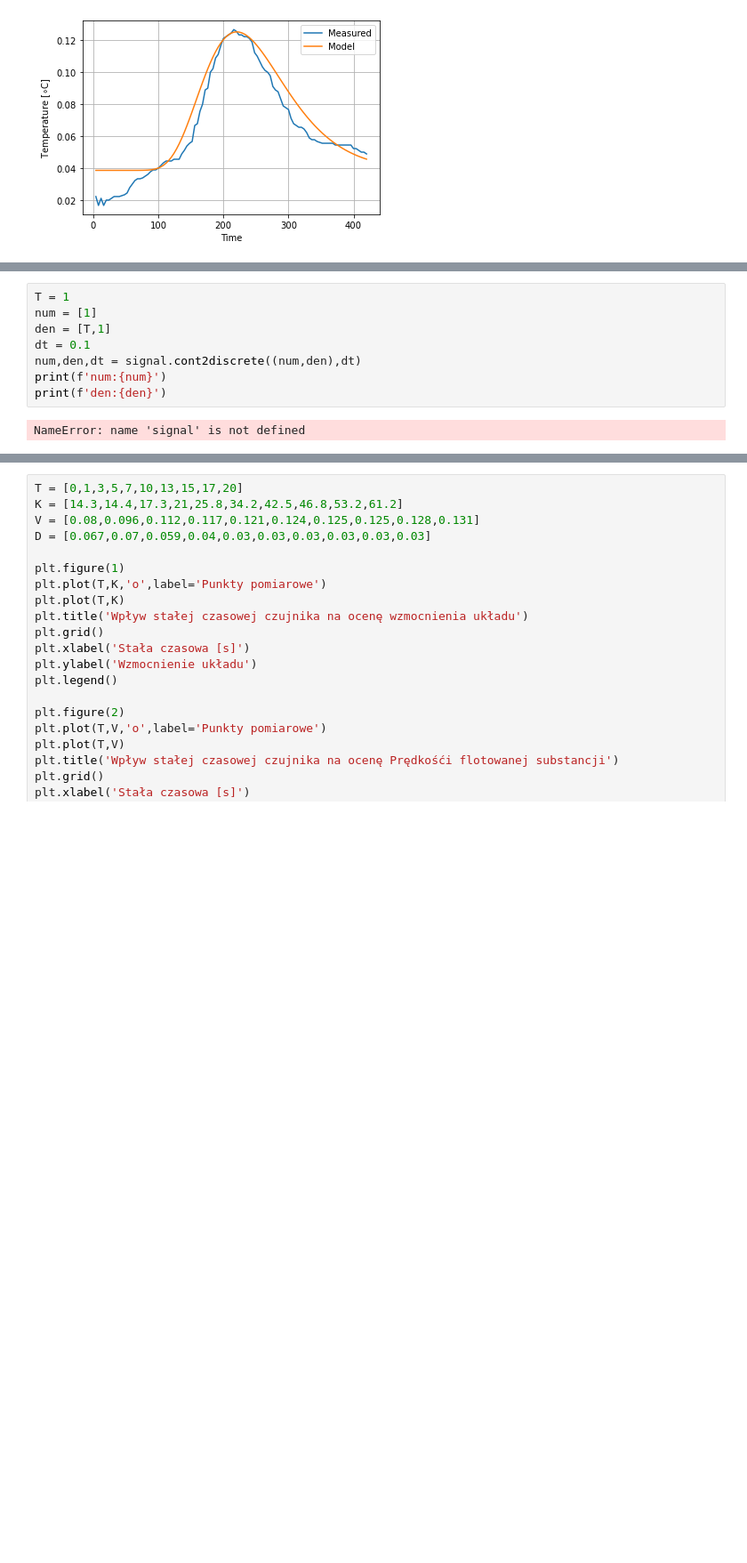
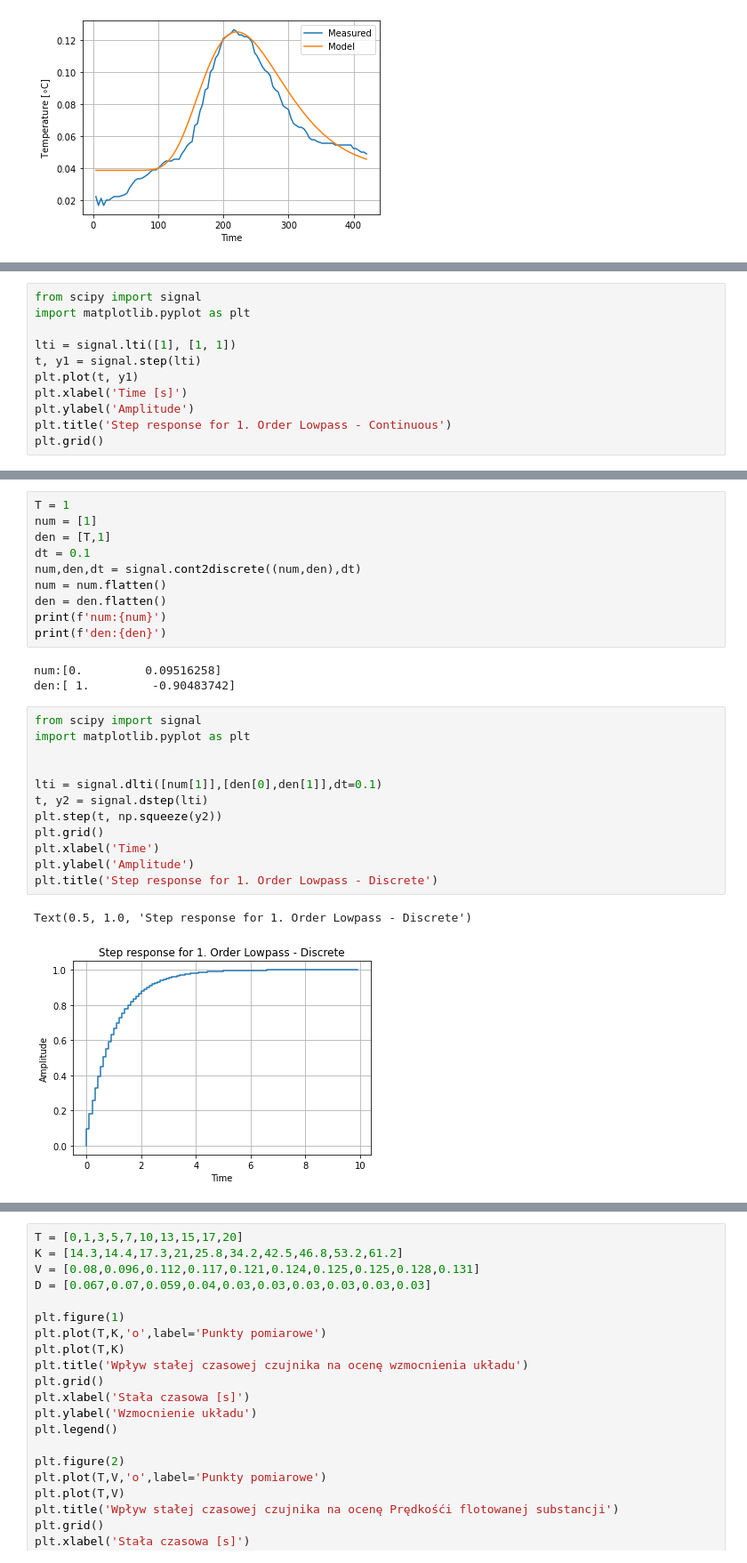
Before and after one commit to margolek/Study, a Jupyter notebook: Semester_6/Methods_of_Object_Identification/Project/Flotation model coefficients.ipynb, the cells around one changed output, grey strips where cells are left out. Shown at 89% size. Saved outputs shown, nothing was run; the diff lists cells and outputs as text; blank space fills up the shorter version.

```diff
--- a/Semester_6/Methods_of_Object_Identification/Project/Flotation model coefficients.ipynb
+++ b/Semester_6/Methods_of_Object_Identification/Project/Flotation model coefficients.ipynb
@@ -90,0 +129,11 @@ plt.legend()
+# %%
+from scipy import signal
+import matplotlib.pyplot as plt
+
+lti = signal.lti([1], [1, 1])
+t, y1 = signal.step(lti)
+plt.plot(t, y1)
+plt.xlabel('Time [s]')
+plt.ylabel('Amplitude')
+plt.title('Step response for 1. Order Lowpass - Continuous')
+plt.grid()
@@ -94,8 +145,26 @@ num = [1]
 den = [T,1]
 dt = 0.1
 num,den,dt = signal.cont2discrete((num,den),dt)
+num = num.flatten()
+den = den.flatten()
 print(f'num:{num}')
 print(f'den:{den}')
 # %% [output]
-NameError: name 'signal' is not defined
+num:[0.         0.09516258]
+den:[ 1.         -0.90483742]
+# %%
+from scipy import signal
+import matplotlib.pyplot as plt
+
+
+lti = signal.dlti([num[1]],[den[0],den[1]],dt=0.1)
+t, y2 = signal.dstep(lti)
+plt.step(t, np.squeeze(y2))
+plt.grid()
+plt.xlabel('Time')
+plt.ylabel('Amplitude')
+plt.title('Step response for 1. Order Lowpass - Discrete')
+# %% [output]
+Text(0.5, 1.0, 'Step response for 1. Order Lowpass - Discrete')
+[figure, added]
 # %%
```
Also changed, not shown: parts of 8 cells of this notebook, 1 other file.
